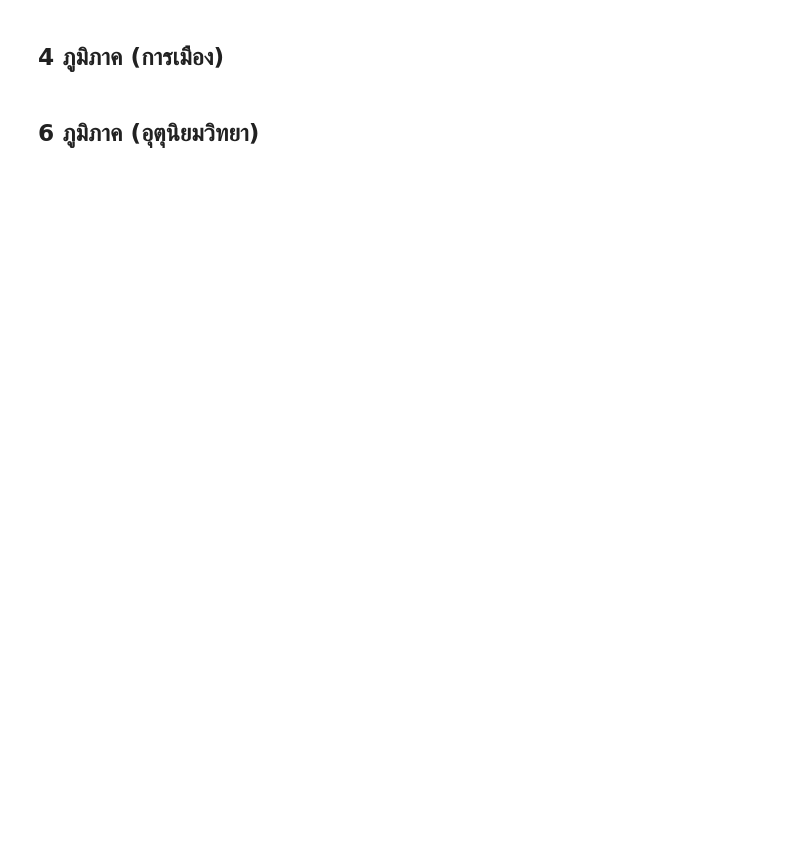
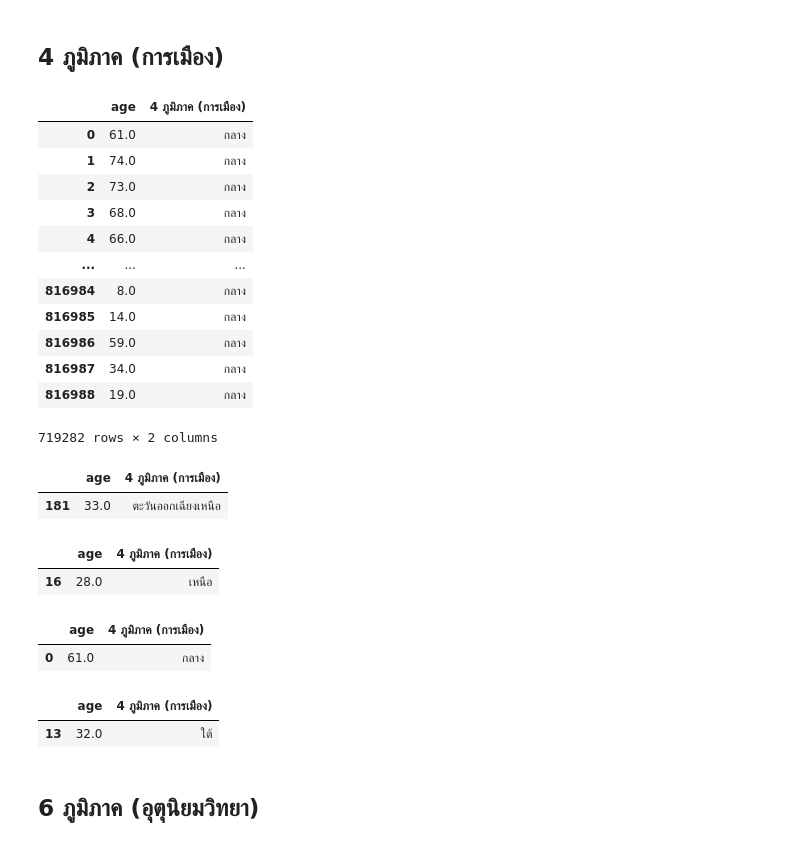
Before and after one commit to mintra-tippayaratsontorn/data_viz_2022, a Jupyter notebook: BasicPython&DataViz_midterm2022.ipynb, the cells around one changed output. Cells and saved outputs as stored; diff of their text form; code cells hidden in the pictures; blank space fills up the shorter version.

```diff
--- a/BasicPython&DataViz_midterm2022.ipynb
+++ b/BasicPython&DataViz_midterm2022.ipynb
@@ -352,12 +359,51 @@ no1_g6.iloc[:1,:]
 # %% [markdown]
 ## 4 ภูมิภาค (การเมือง)
+# %%
+no1_4po = data_drop[['age','4 ภูมิภาค (การเมือง)']]  # เลือกเฉพาะ column ที่เราต้องการคือ age และ 4 ภูมิภาค (การเมือง)
+no1_4po
+# %% [output]
+|  | age | 4 ภูมิภาค (การเมือง) |
+| 0 | 61.0 | กลาง |
+| 1 | 74.0 | กลาง |
+| 2 | 73.0 | กลาง |
+| 3 | 68.0 | กลาง |
+| 4 | 66.0 | กลาง |
+| ... | ... | ... |
+| 816984 | 8.0 | กลาง |
+| 816985 | 14.0 | กลาง |
+| 816986 | 59.0 | กลาง |
+| 816987 | 34.0 | กลาง |
+| 816988 | 19.0 | กลาง |
+719282 rows × 2 columns
+# %%
+no1_4po_ne = no1_4po[no1_4po['4 ภูมิภาค (การเมือง)']=='ตะวันออกเฉียงเหนือ']
+no1_4po_ne.iloc[:1,:]
+
+# อายุของผู้ป่วยคนแรกในภาคตะวันออกเฉียงเหนือ แบ่งตามการเมือง คือ 33 ปี
+# %% [output]
+|  | age | 4 ภูมิภาค (การเมือง) |
+| 181 | 33.0 | ตะวันออกเฉียงเหนือ |
 # %%
-no1_p1 = data_drop[data_drop['4 ภูมิภาค (การเมือง)']=='เหนือ']
-no1_p1.iloc[:1,:]
+no1_4po_n = no1_4po[no1_4po['4 ภูมิภาค (การเมือง)']=='เหนือ']
+no1_4po_n.iloc[:1,:]
 
 # อายุของผู้ป่วยคนแรกในภาคเหนือ แบ่งตามการเมือง คือ 28 ปี
+# %% [output]
+|  | age | 4 ภูมิภาค (การเมือง) |
+| 16 | 28.0 | เหนือ |
+# %%
+no1_4po_c = no1_4po[no1_4po['4 ภูมิภาค (การเมือง)']=='กลาง']
+no1_4po_c.iloc[:1,:]
+
+# อายุของผู้ป่วยคนแรกในภาคกลาง แบ่งตามการเมือง คือ 61 ปี
+# %% [output]
+|  | age | 4 ภูมิภาค (การเมือง) |
+| 0 | 61.0 | กลาง |
 # %%
-no1_p2 = data_drop[data_drop['4 ภูมิภาค (การเมือง)']=='ใต้']
-no1_p2.iloc[:1,:]
+no1_4po_s = no1_4po[no1_4po['4 ภูมิภาค (การเมือง)']=='ใต้']
+no1_4po_s.iloc[:1,:]
 
 # อายุของผู้ป่วยคนแรกในภาคใต้ แบ่งตามการเมือง คือ 32 ปี
+# %% [output]
+|  | age | 4 ภูมิภาค (การเมือง) |
+| 13 | 32.0 | ใต้ |
```
Also changed, not shown: parts of 185 cells of this notebook.
